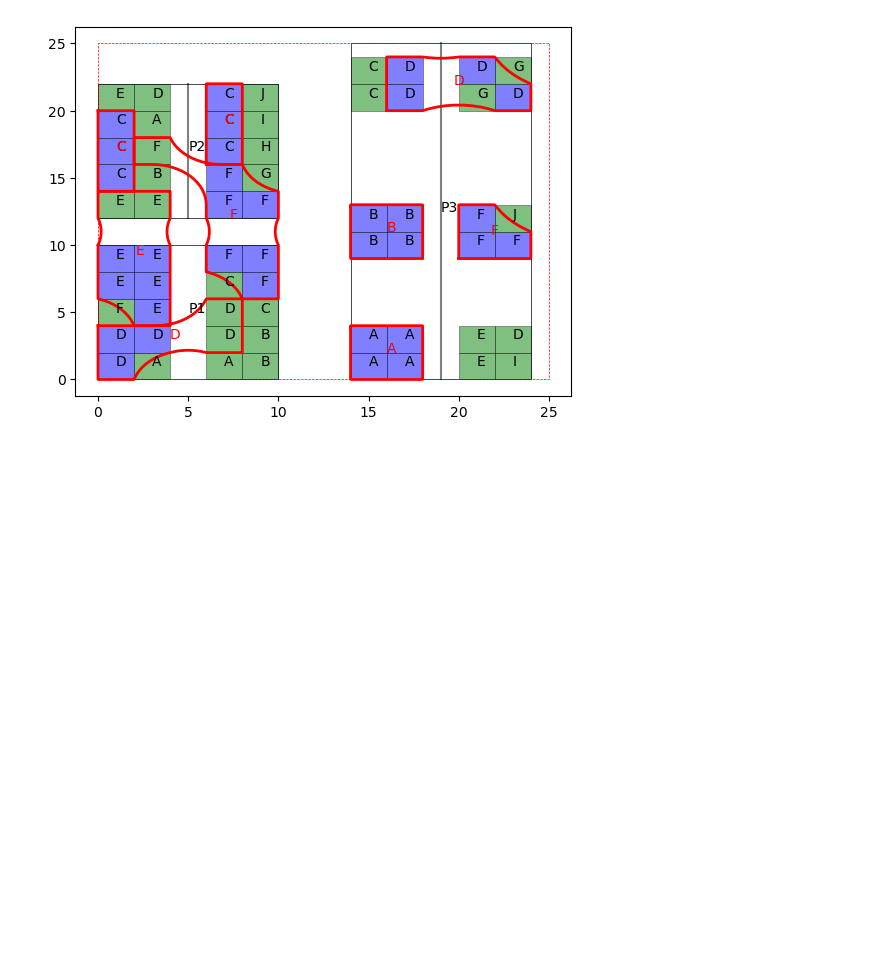
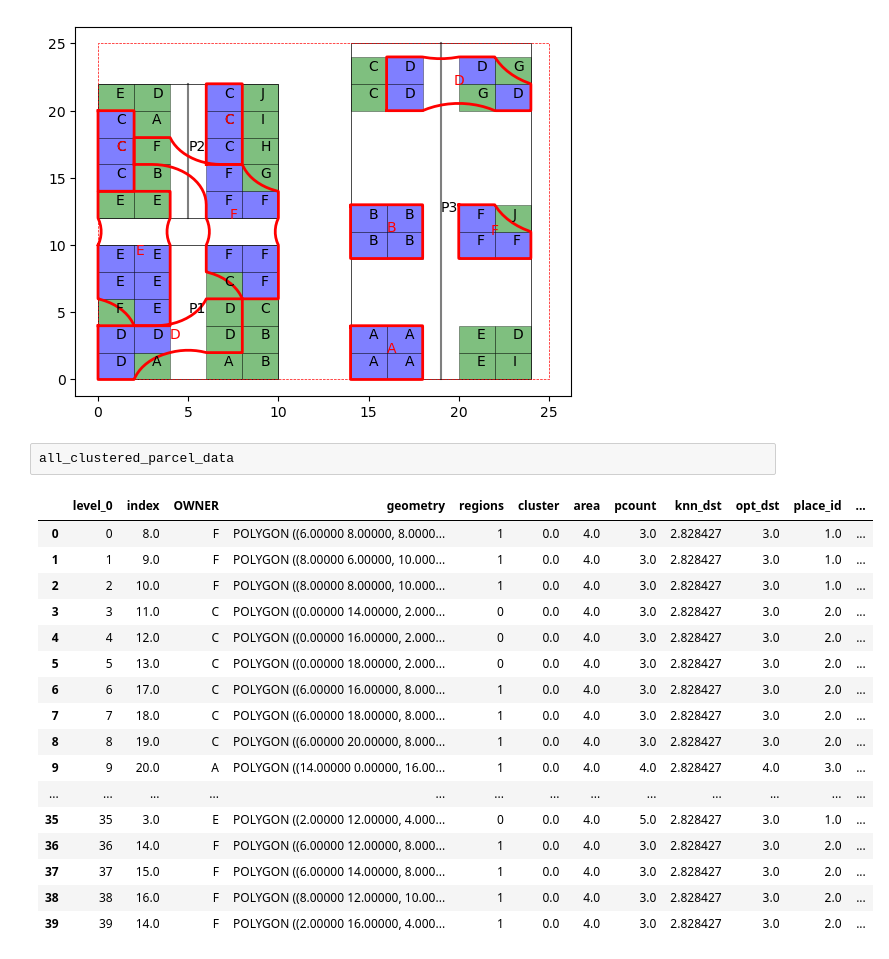
Before and after one commit to abreunig-clgx/superparcels, a Jupyter notebook: clustering/mre/phase2_cluster_subregion_dcalc.ipynb, the cells around one changed output. Saved outputs shown, nothing was run; the diff lists cells and outputs as text; blank space fills up the shorter version.

Commit message:
refactored mre clustering process

```diff
--- a/clustering/mre/phase2_cluster_subregion_dcalc.ipynb
+++ b/clustering/mre/phase2_cluster_subregion_dcalc.ipynb
@@ -625,3 +713,23 @@ map.add_gdf(parcel_dissolve_merge, alpha=0, edgecolor='red', label='OWNER', labe
 map.plot()
 # %% [output]
 [figure]
+# %%
+all_clustered_parcel_data
+# %% [output]
+|  | level_0 | index | OWNER | geometry | regions | cluster | area | pcount | knn_dst | opt_dst | place_id | ... |
+| 0 | 0 | 8.0 | F | POLYGON ((6.00000 8.00000, 8.0000... | 1 | 0.0 | 4.0 | 3.0 | 2.828427 | 3.0 | 1.0 | ... |
+| 1 | 1 | 9.0 | F | POLYGON ((8.00000 6.00000, 10.000... | 1 | 0.0 | 4.0 | 3.0 | 2.828427 | 3.0 | 1.0 | ... |
+| 2 | 2 | 10.0 | F | POLYGON ((8.00000 8.00000, 10.000... | 1 | 0.0 | 4.0 | 3.0 | 2.828427 | 3.0 | 1.0 | ... |
+| 3 | 3 | 11.0 | C | POLYGON ((0.00000 14.00000, 2.000... | 0 | 0.0 | 4.0 | 3.0 | 2.828427 | 3.0 | 2.0 | ... |
+| 4 | 4 | 12.0 | C | POLYGON ((0.00000 16.00000, 2.000... | 0 | 0.0 | 4.0 | 3.0 | 2.828427 | 3.0 | 2.0 | ... |
+| 5 | 5 | 13.0 | C | POLYGON ((0.00000 18.00000, 2.000... | 0 | 0.0 | 4.0 | 3.0 | 2.828427 | 3.0 | 2.0 | ... |
+| 6 | 6 | 17.0 | C | POLYGON ((6.00000 16.00000, 8.000... | 1 | 0.0 | 4.0 | 3.0 | 2.828427 | 3.0 | 2.0 | ... |
+| 7 | 7 | 18.0 | C | POLYGON ((6.00000 18.00000, 8.000... | 1 | 0.0 | 4.0 | 3.0 | 2.828427 | 3.0 | 2.0 | ... |
+| 8 | 8 | 19.0 | C | POLYGON ((6.00000 20.00000, 8.000... | 1 | 0.0 | 4.0 | 3.0 | 2.828427 | 3.0 | 2.0 | ... |
+| 9 | 9 | 20.0 | A | POLYGON ((14.00000 0.00000, 16.00... | 1 | 0.0 | 4.0 | 4.0 | 2.828427 | 4.0 | 3.0 | ... |
+| ... | ... | ... | ... | ... | ... | ... | ... | ... | ... | ... | ... | ... |
+| 35 | 35 | 3.0 | E | POLYGON ((2.00000 12.00000, 4.000... | 0 | 0.0 | 4.0 | 5.0 | 2.828427 | 3.0 | 1.0 | ... |
+| 36 | 36 | 14.0 | F | POLYGON ((6.00000 12.00000, 8.000... | 1 | 0.0 | 4.0 | 3.0 | 2.828427 | 3.0 | 2.0 | ... |
+| 37 | 37 | 15.0 | F | POLYGON ((6.00000 14.00000, 8.000... | 1 | 0.0 | 4.0 | 3.0 | 2.828427 | 3.0 | 2.0 | ... |
+| 38 | 38 | 16.0 | F | POLYGON ((8.00000 12.00000, 10.00... | 1 | 0.0 | 4.0 | 3.0 | 2.828427 | 3.0 | 2.0 | ... |
+| 39 | 39 | 14.0 | F | POLYGON ((2.00000 16.00000, 4.000... | 1 | 0.0 | 4.0 | 3.0 | 2.828427 | 3.0 | 2.0 | ... |
```
Also changed, not shown: parts of 15 cells of this notebook, 1 other file.
